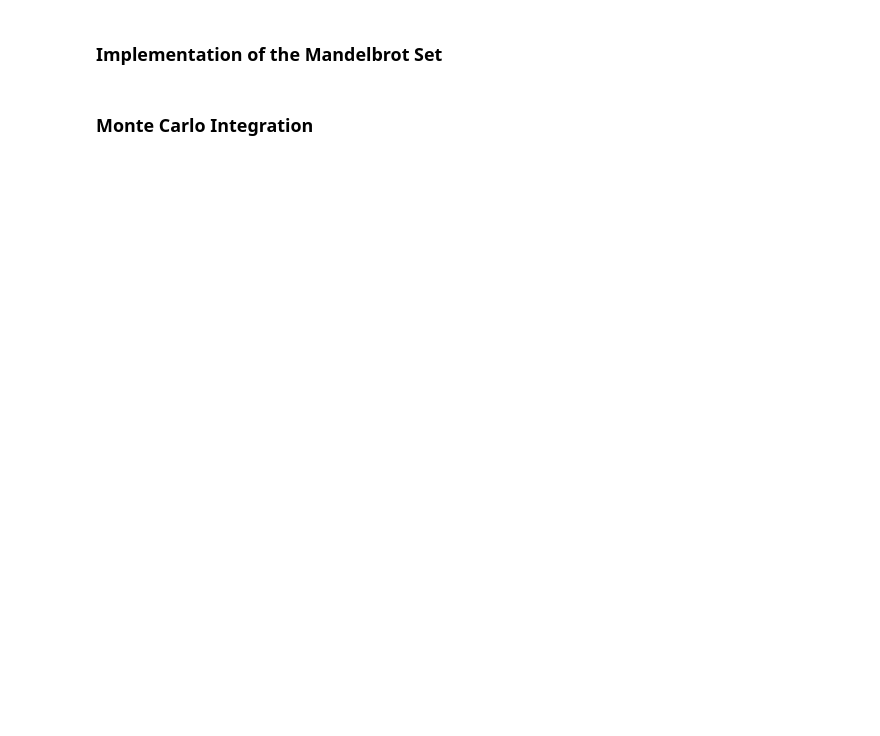
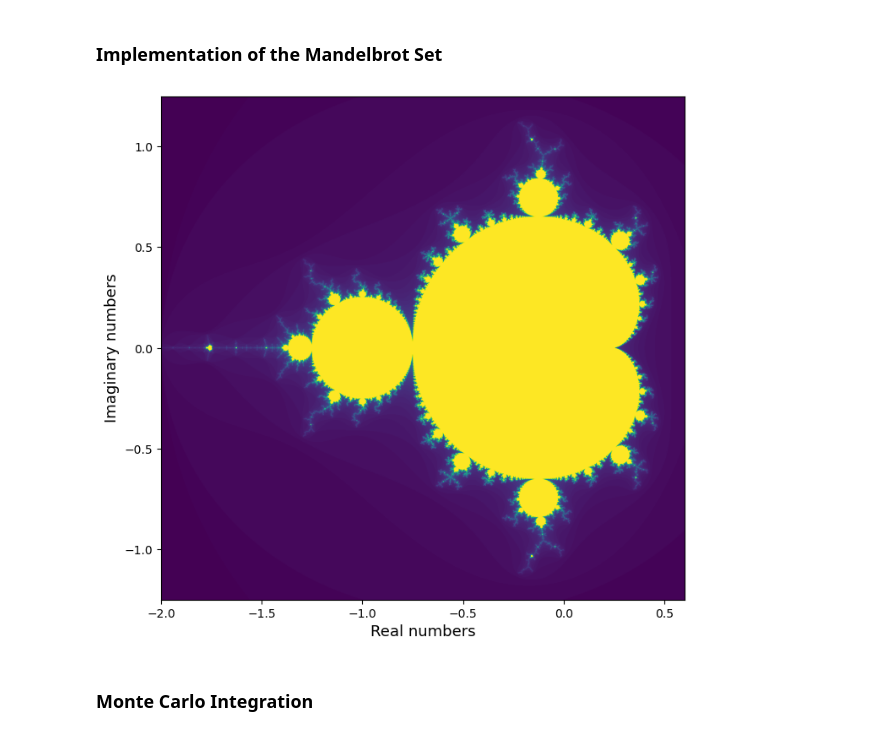
Before and after one commit to NaniHazbolatow/5284STSI6Y, a Jupyter notebook: Assignment 1/Assignment1.ipynb, the cells around one changed output. Cells and saved outputs as stored; diff of their text form; code cells hidden in the pictures; blank space fills up the shorter version.

```diff
--- a/Assignment 1/Assignment1.ipynb
+++ b/Assignment 1/Assignment1.ipynb
@@ -21,6 +22,34 @@ def add_complex(z1, z2):
 # |z| = sqrt(a^2 + b^2)
 def magnitude_complex(z):
     return np.sqrt(z.real**2 + z.imag**2)
+# %%
+def mandelbrot_plot(resolution, max_length_set, re_min, re_max, im_min, im_max):
+    real_range = np.linspace(re_min, re_max, resolution)
+    imaginary_range = np.linspace(im_min, im_max, resolution)
+    mat = np.full((resolution, resolution), max_length_set)
+
+    for i, im in enumerate(imaginary_range):
+        for j, re in enumerate(real_range):
+            c = complex(re, im)
+            z = complex(0, 0)
+
+            for k in range(max_length_set):
+                z = mandelbrot(z, c)
+                if magnitude_complex(z) > 2:
+                    mat[i, j] = k
+                    break
+
+    return mat
+# %%
+mandelplot = mandelbrot_plot(resolution=2000, max_length_set=100, re_min=-2, re_max=0.6, im_min=-1.25, im_max=1.25)
+# %%
+plt.figure(figsize=(8, 8))
+plt.imshow(mandelplot, extent=[-2, 0.6, -1.25, 1.25])
+plt.xlabel('Real numbers', fontsize=13)
+plt.ylabel('Imaginary numbers', fontsize=13)
+plt.show()
+# %% [output]
+[figure, added]
 # %% [markdown]
 ### Monte Carlo Integration
 # %%
```
Also changed, not shown: parts of 5 cells of this notebook, 1 other file.
